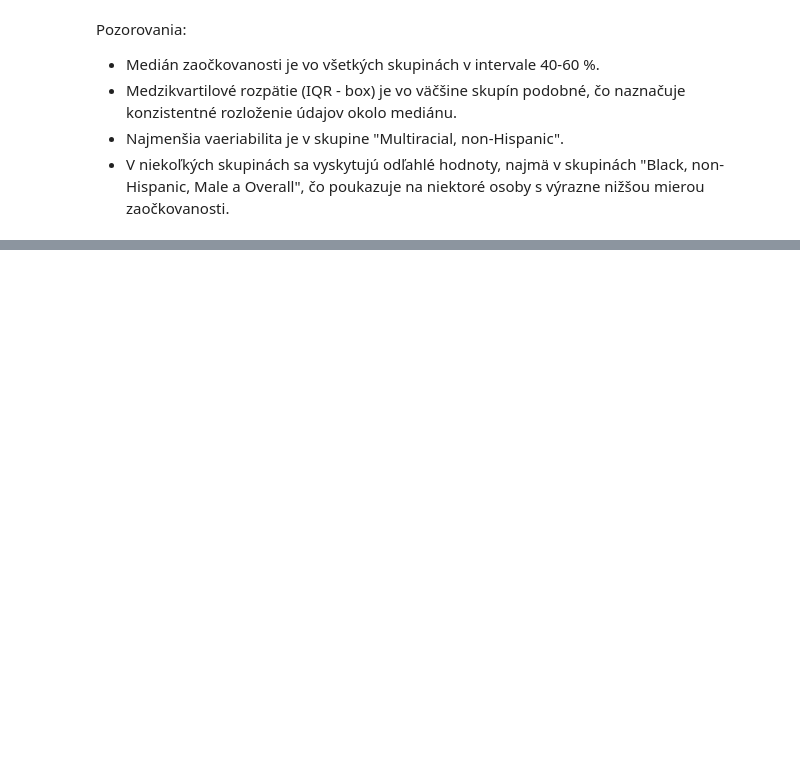
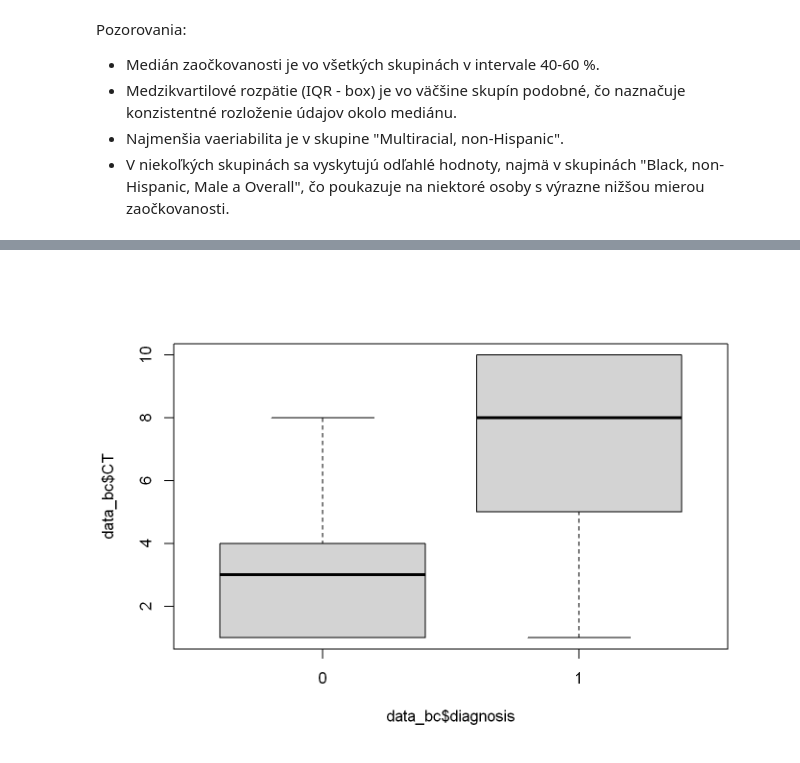
Before and after one commit to fri-linda/SSBU, a Jupyter notebook: t3_cv2/CV2_2_Predspracovanie_udajov_1.ipynb, the cells around one changed output, grey strips where cells are left out. Saved outputs shown, nothing was run; the diff lists cells and outputs as text; code cells hidden in the pictures; blank space fills up the shorter version.

```diff
--- a/t3_cv2/CV2_2_Predspracovanie_udajov_1.ipynb
+++ b/t3_cv2/CV2_2_Predspracovanie_udajov_1.ipynb
@@ -394,0 +847,4 @@ Pozorovania:
+# %%
+boxplot(data_bc$CT ~ data_bc$diagnosis)
+# %% [output]
+[figure, added]
```
Also changed, not shown: parts of 38 cells of this notebook, 1 other file.
